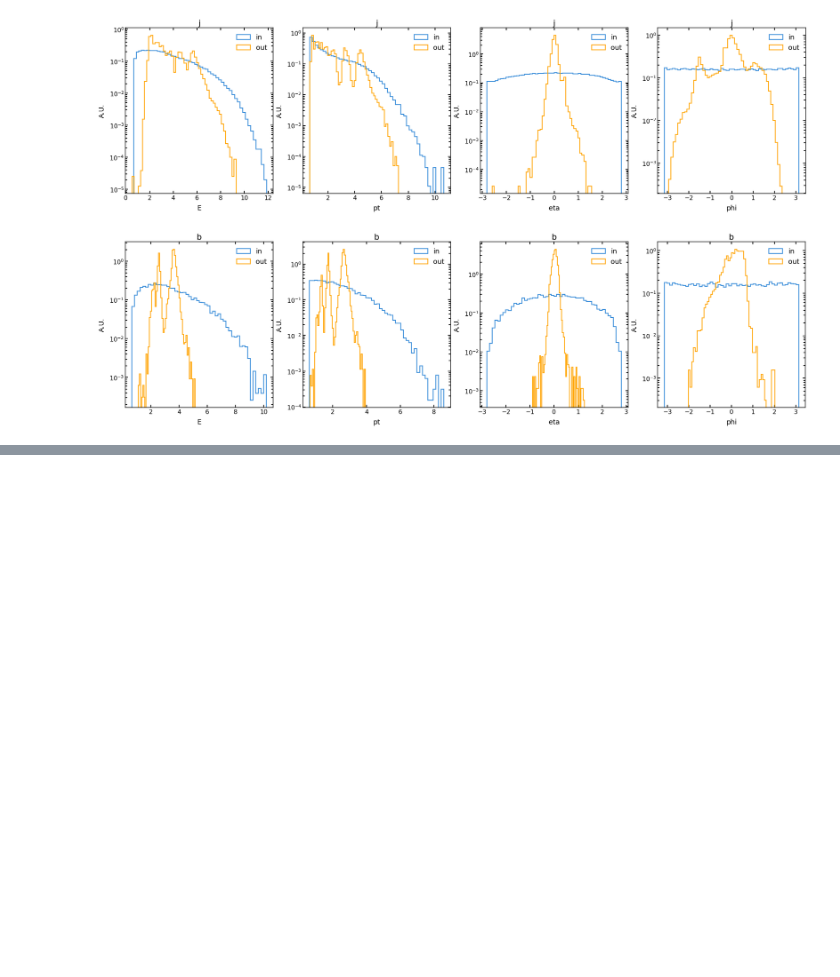
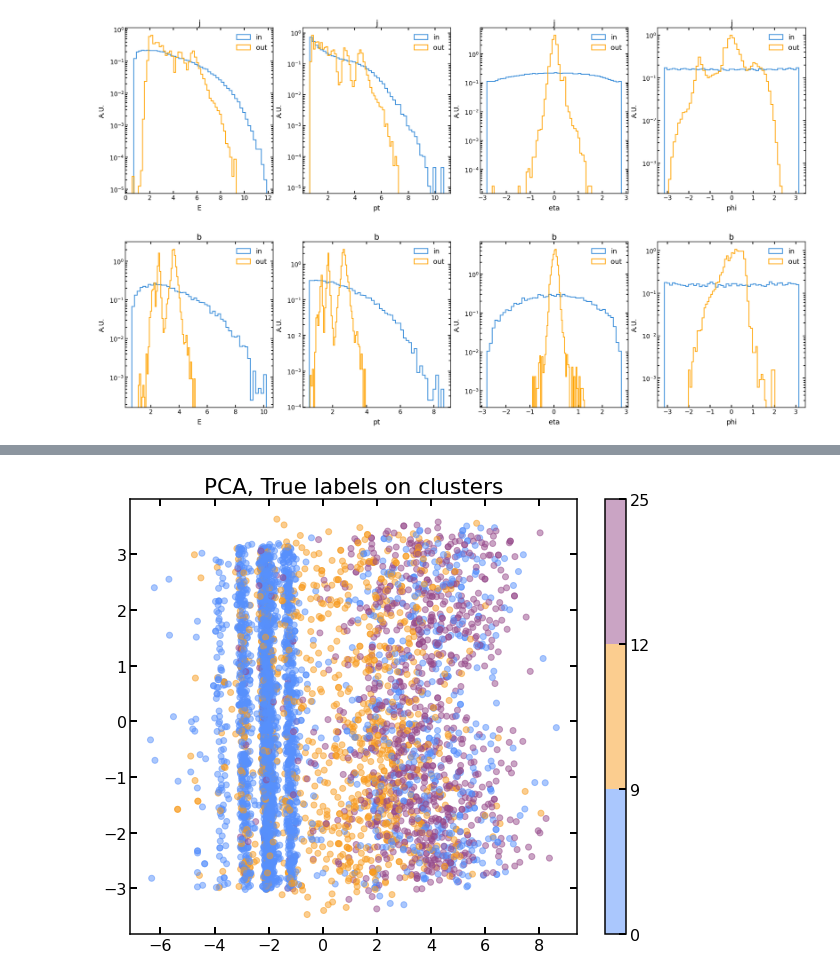
Before and after one commit to chernyavskaya/AnomalyClustering, a Jupyter notebook: notebooks/eval_dense_AE.ipynb, the cells around one changed output, grey strips where cells are left out. Saved outputs shown, nothing was run; the diff lists cells and outputs as text; code cells hidden in the pictures; blank space fills up the shorter version.

Commit message:
working full dataset kl learning

```diff
--- a/notebooks/eval_dense_AE.ipynb
+++ b/notebooks/eval_dense_AE.ipynb
@@ -101,13 +100,13 @@ from models.models import load_DenseAE, load_IDEC, load_GraphAE
 
 
 load_dir = '/eos/user/n/nchernya/MLHEP/AnomalyDetection/autoencoder_for_anomaly/clustering/trained_output/dense/'
-n_run = 'run_22'
+n_run = 'run_23'
 load_dir+=n_run+'/'
-path_model_ae = load_dir+'/best_model_AE.pkl'
-#path_model_ae = load_dir+'/pretrained_AE_epoch_10.pkl'
+#path_model_ae = load_dir+'/best_model_AE.pkl'
+path_model_ae = load_dir+'/pretrained_AE_epoch_4.pkl'
 
-path_model_idec = load_dir+'best_model_IDEC.pkl'
-#path_model_idec = load_dir+'idec_model_epoch_11.pkl'
+#path_model_idec = load_dir+'best_model_IDEC.pkl'
+path_model_idec = load_dir+'idec_model_epoch_11.pkl'
 path_params = load_dir+'parameters.json'
 params_dict = json.loads(json.load(open(path_params)))
 
@@ -153,10 +151,10 @@ RuntimeError: CUDA error: CUBLAS_STATUS_INVALID_VALUE when calling `cublasSgemm(
 # %%
 cmap = plt.cm.rainbow #rainbow
-#cmap = (colors.ListedColormap(['#5790fc', '#f89c20', '#e42536', '#964a8b'])
-#        .with_extremes(over='0.25', under='0.75'))
+cmap = (colors.ListedColormap(['#5790fc', '#f89c20', '#e42536', '#964a8b'])
+        .with_extremes(over='0.25', under='0.75'))
 #norm = colors.BoundaryNorm(np.arange(1, 26, 1), cmap.N)
-#norm = colors.BoundaryNorm([0,9,12,25], cmap.N)
-norm = colors.BoundaryNorm([0,8.,  9., 12., 18., 19., 22.], cmap.N)
+norm = colors.BoundaryNorm([0,9,12,25], cmap.N)
+#norm = colors.BoundaryNorm([0,8.,  9., 12., 18., 19., 22.], cmap.N)
 # %%
 
 from sklearn.model_selection import StratifiedKFold
@@ -270,0 +304,33 @@ for i_obj,(obj,num_obj) in enumerate(zip(order_names_objects,order_num_objets)):
+# %%
+from sklearn.cluster import MiniBatchKMeans, KMeans
+
+X = latent_pred
+y = true_labels # subsamples will be stratified according to y
+n_subsample = 5000
+n = int(len(true_labels)/n_subsample)
+
+skf = StratifiedKFold(n, shuffle = True)
+x_feat = file_dataset_1d[:len(true_labels)]
+for _, batch in skf.split(x_feat, true_labels):
+    break
+
+#principalComponents = TSNE(n_components=2,verbose=1, perplexity=20, n_iter=1000, learning_rate=200
+#                          ).fit_transform(latent_pred[batch])
+
+pca = PCA(n_components=2)
+#principalComponents = pca.fit_transform(np.array(latent_pred[batch]))
+principalComponents = pca.fit_transform(np.array(x_feat))
+
+pc1 = principalComponents[:,0][batch]
+pc2 = principalComponents[:,1][batch]
+
+
+fig = plt.figure(figsize=(10,8))
+plt.scatter(pc1,pc2, c=true_labels[batch],cmap=cmap, norm=norm, marker='o', alpha=0.5)
+#plt.scatter(pc1,pc2, c=true_labels,cmap=cmap, norm=norm, marker='o', alpha=0.5)
+plt.title('PCA, True labels on clusters')
+cb = plt.colorbar()
+#legend1 = plt.legend(*scatter.legend_elements(),
+ #                   loc="upper left", title="Classes")
+# %% [output]
+[figure, added]
```
Also changed, not shown: parts of 6 cells of this notebook, 2 other files.
